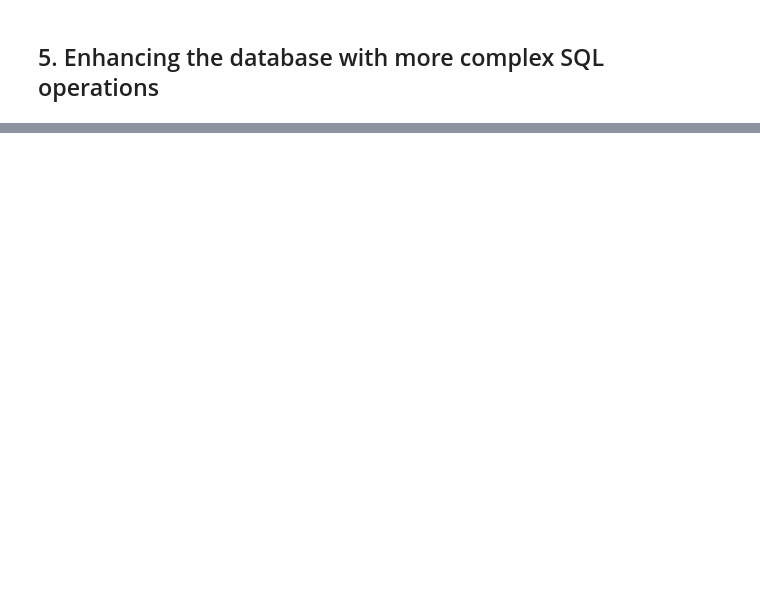
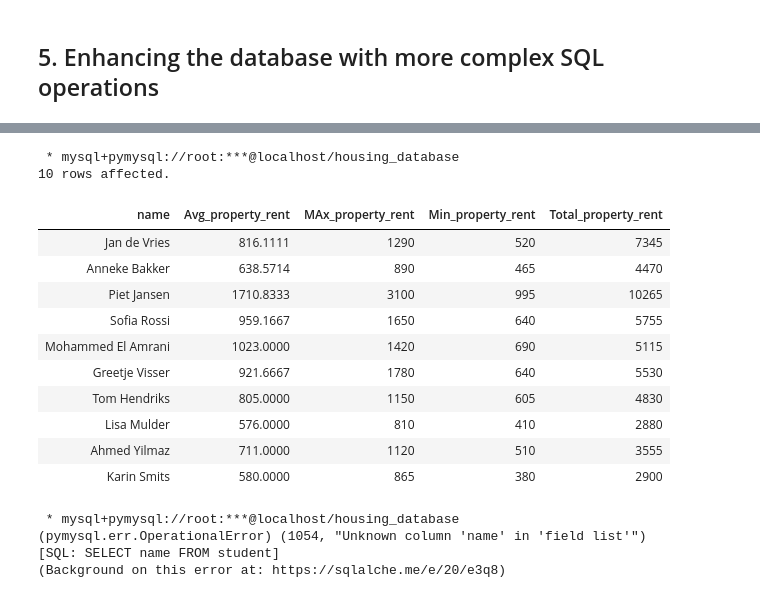
Before and after one commit to natinajar8000/housing-database-project, a Jupyter notebook: housing_database.ipynb, the cells around one changed output, grey strips where cells are left out. Cells and saved outputs as stored; diff of their text form; code cells hidden in the pictures; blank space fills up the shorter version.

```diff
--- a/housing_database.ipynb
+++ b/housing_database.ipynb
@@ -268,0 +530,35 @@ INSERT INTO City (city_code, euro_sqm, min_rent, max_rent) VALUES
+# %%
+%%sql
+
+SELECT name,
+AVG(Accommodation.rent_price) AS Avg_property_rent,
+MAX(Accommodation.rent_price) AS MAx_property_rent,
+MIN(Accommodation.rent_price) AS Min_property_rent ,
+SUM(Accommodation.rent_price) AS Total_property_rent
+FROM Landlord
+JOIN Accommodation
+ON Landlord.landlord_id = Accommodation.landlord_id
+GROUP BY name;
+# %% [output]
+ * mysql+pymysql://root:***@localhost/housing_database
+10 rows affected.
+| name | Avg_property_rent | MAx_property_rent | Min_property_rent | Total_property_rent |
+| Jan de Vries | 816.1111 | 1290 | 520 | 7345 |
+| Anneke Bakker | 638.5714 | 890 | 465 | 4470 |
+| Piet Jansen | 1710.8333 | 3100 | 995 | 10265 |
+| Sofia Rossi | 959.1667 | 1650 | 640 | 5755 |
+| Mohammed El Amrani | 1023.0000 | 1420 | 690 | 5115 |
+| Greetje Visser | 921.6667 | 1780 | 640 | 5530 |
+| Tom Hendriks | 805.0000 | 1150 | 605 | 4830 |
+| Lisa Mulder | 576.0000 | 810 | 410 | 2880 |
+| Ahmed Yilmaz | 711.0000 | 1120 | 510 | 3555 |
+| Karin Smits | 580.0000 | 865 | 380 | 2900 |
+# %%
+%%sql
+SELECT email FROM student
+JOIN student_preferences ON student.id = student_preferences.student_id
+# %% [output]
+ * mysql+pymysql://root:***@localhost/housing_database
+(pymysql.err.OperationalError) (1054, "Unknown column 'name' in 'field list'")
+[SQL: SELECT name FROM student]
+(Background on this error at: https://sqlalche.me/e/20/e3q8)
```
Also changed, not shown: parts of 12 cells of this notebook.
